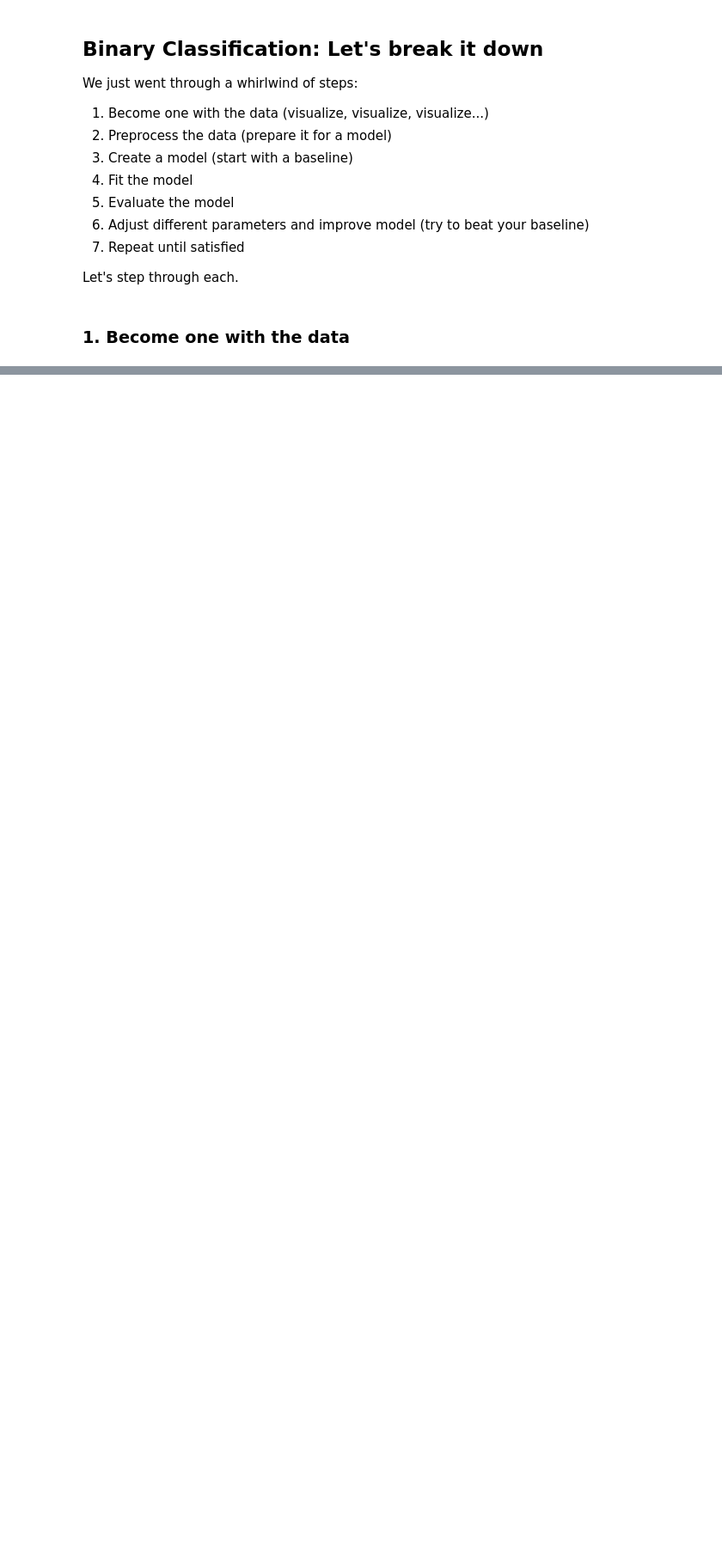
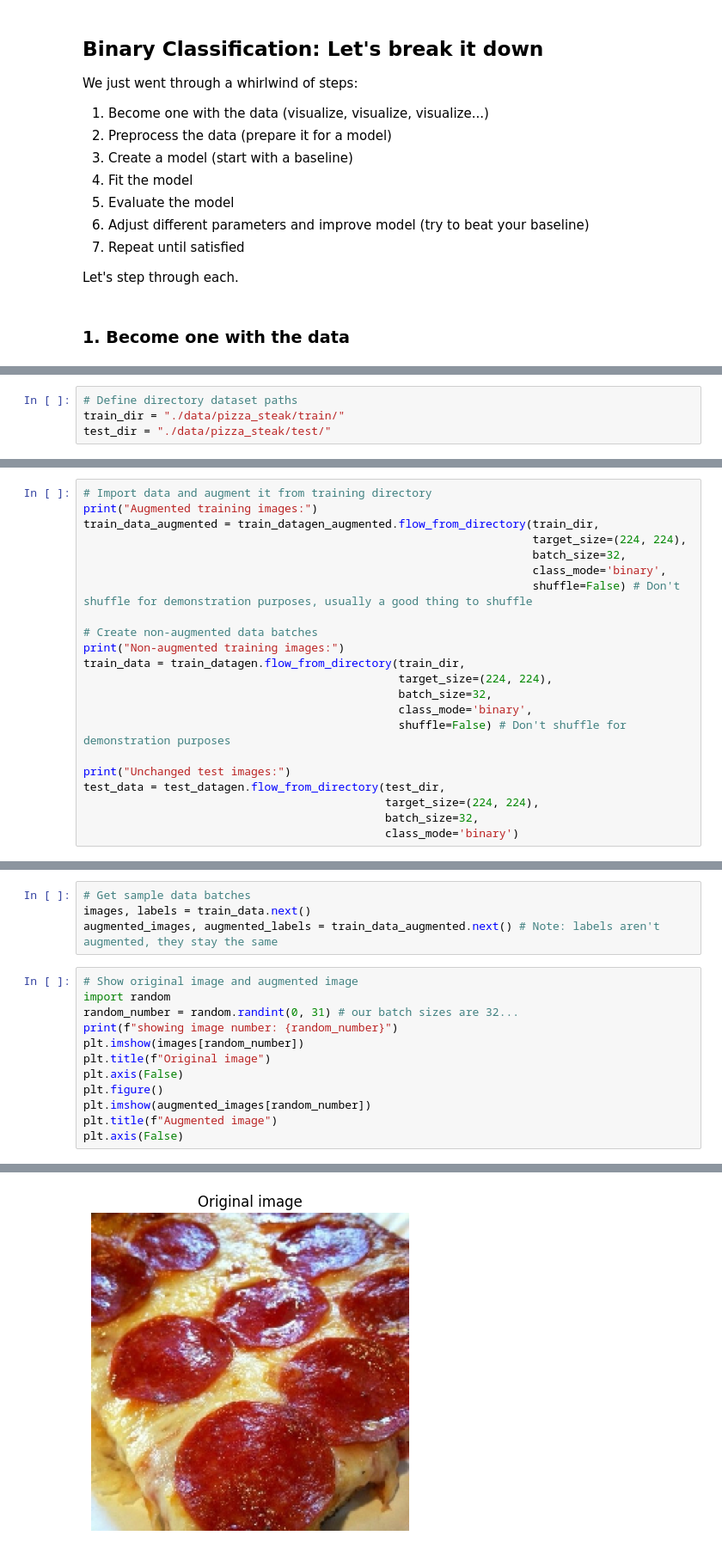
Before and after one commit to shch989/Data_Science_For_TensorFlow, a Jupyter notebook: 03_convalutional_neural_networks_in_tensorflow.ipynb, the cells around one changed output, grey strips where cells are left out. Shown at 86% size. Saved outputs shown, nothing was run; the diff lists cells and outputs as text; blank space fills up the shorter version.

```diff
--- a/03_convalutional_neural_networks_in_tensorflow.ipynb
+++ b/03_convalutional_neural_networks_in_tensorflow.ipynb
@@ -432,0 +440,4 @@ Image shape: (512, 512, 3)
+# %%
+# Define directory dataset paths
+train_dir = "./data/pizza_steak/train/"
+test_dir = "./data/pizza_steak/test/"
@@ -432,0 +807,22 @@ Image shape: (512, 512, 3)
+# %%
+# Import data and augment it from training directory
+print("Augmented training images:")
+train_data_augmented = train_datagen_augmented.flow_from_directory(train_dir,
+                                                                   target_size=(224, 224),
+                                                                   batch_size=32,
+                                                                   class_mode='binary',
+                                                                   shuffle=False) # Don't shuffle for demonstration purposes, usually a good thing to shuffle
+
+# Create non-augmented data batches
+print("Non-augmented training images:")
+train_data = train_datagen.flow_from_directory(train_dir,
+                                               target_size=(224, 224),
+                                               batch_size=32,
+                                               class_mode='binary',
+                                               shuffle=False) # Don't shuffle for demonstration purposes
+
+print("Unchanged test images:")
+test_data = test_datagen.flow_from_directory(test_dir,
+                                             target_size=(224, 224),
+                                             batch_size=32,
+                                             class_mode='binary')
@@ -432,0 +840,17 @@ Image shape: (512, 512, 3)
+# %%
+# Get sample data batches
+images, labels = train_data.next()
+augmented_images, augmented_labels = train_data_augmented.next() # Note: labels aren't augmented, they stay the same
+# %%
+# Show original image and augmented image
+import random
+random_number = random.randint(0, 31) # our batch sizes are 32...
+print(f"showing image number: {random_number}")
+plt.imshow(images[random_number])
+plt.title(f"Original image")
+plt.axis(False)
+plt.figure()
+plt.imshow(augmented_images[random_number])
+plt.title(f"Augmented image")
+plt.axis(False)
+# %% [output]
@@ -432,0 +859 @@ Image shape: (512, 512, 3)
+[figure, added]
```
Also changed, not shown: parts of 50 cells of this notebook.
